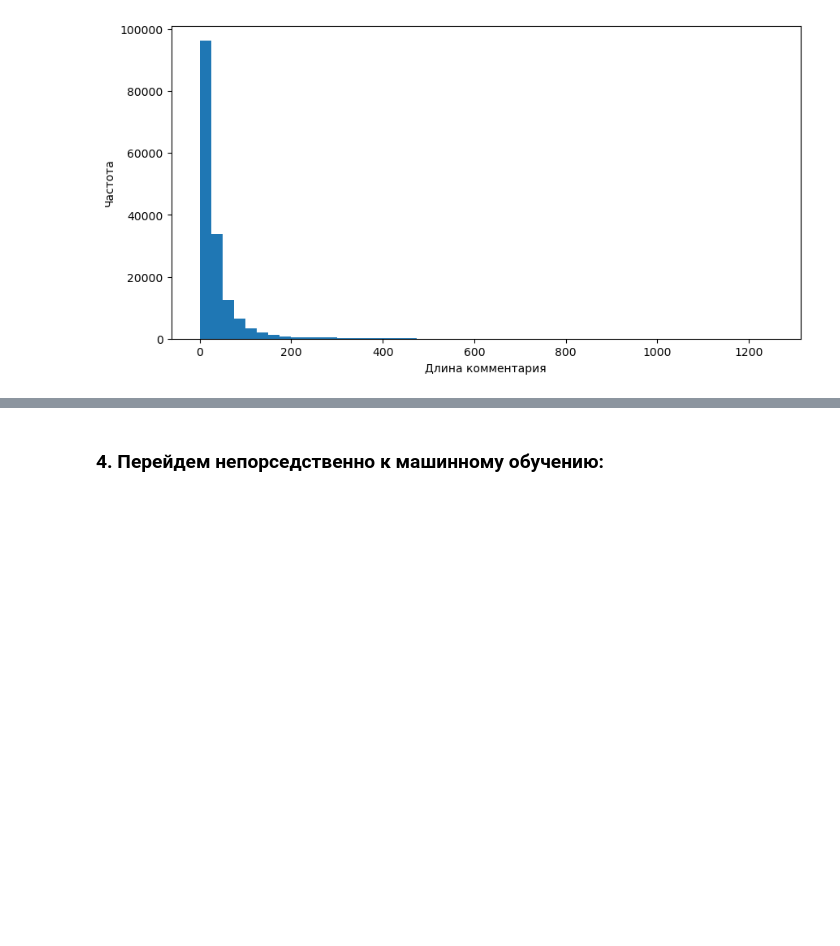
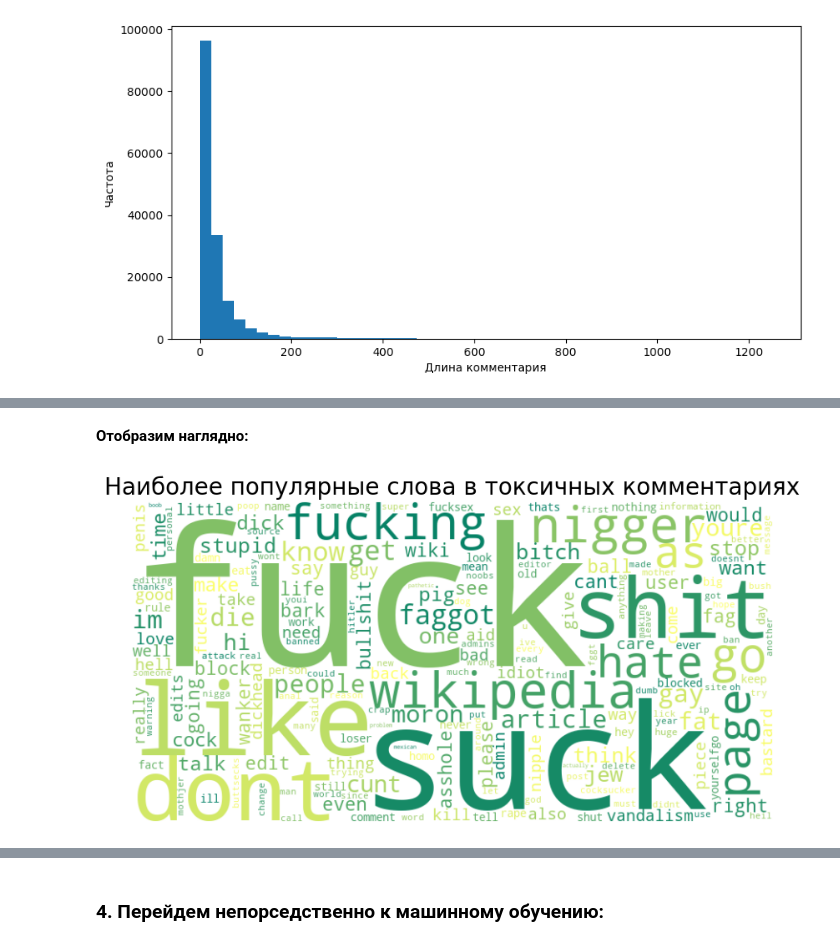
Before and after one commit to Symbo1-of-Piece/toxic_comments, a Jupyter notebook: toxic_comments.ipynb, the cells around one changed output, grey strips where cells are left out. Drawn from its saved outputs; the diff is of its cells as text; code cells hidden in the pictures; blank space fills up the shorter version.

```diff
--- a/toxic_comments.ipynb
+++ b/toxic_comments.ipynb
@@ -130,23 +141,16 @@ df = df.drop(labels=['Unnamed: 0'], axis=1).copy()
 # %%
 def clean_text(text):
-    # Приведение к нижнему регистру
     text = text.lower()
 
-    # Удаление пунктуации
     text = re.sub(r'[^\w\s]', '', text)
 
-    # Удаление стоп-слов
-    stop_words = set(stopwords.words('english'))
+    stop_words = set(stopwords.words('english') + list(string.ascii_lowercase))
     words = text.split()
     words = [word for word in words if word not in stop_words]
 
-    # Лемматизация
     lemmatizer = WordNetLemmatizer()
     words = [lemmatizer.lemmatize(word) for word in words]
-
-    # Объединение слов обратно в текст
     cleaned_text = ' '.join(words)
-
     return cleaned_text
 # %%
 df['cleaned_comment'] = df['text'].apply(clean_text)
@@ -207,0 +216,6 @@ plt.show()
+# %%
+words_from_toxic_comments = [word for word_list in df[df['toxic'] == 1]\
+                             ['tokens'].values for word in word_list]
+
+words_from_clear_comments = [word for word_list in df[df['toxic'] == 0]\
+                             ['tokens'].values for word in word_list]
@@ -207,0 +236,4 @@ plt.show()
+# %%
+fdist_toxic = FreqDist(words_from_toxic_comments)
+fdist_clear = FreqDist(words_from_clear_comments)
+fdist_all = FreqDist(words_from_toxic_comments + words_from_clear_comments)
@@ -207,0 +278,12 @@ plt.show()
+# %% [markdown]
+**Отобразим наглядно:**
+# %%
+wordcloud = WordCloud(width=800, height=400, colormap = 'summer', background_color ='white').generate_from_frequencies(fdist_toxic)
+titles = ['токсичных', 'чистых']
+plt.figure(figsize=(10, 5))
+plt.imshow(wordcloud, interpolation='bilinear')
+plt.axis('off')
+plt.title(f'Наиболее популярные слова в токсичных комментариях', fontsize=20)
+plt.show()
+# %% [output]
+[figure, added]
```
Also changed, not shown: parts of 81 cells of this notebook.
